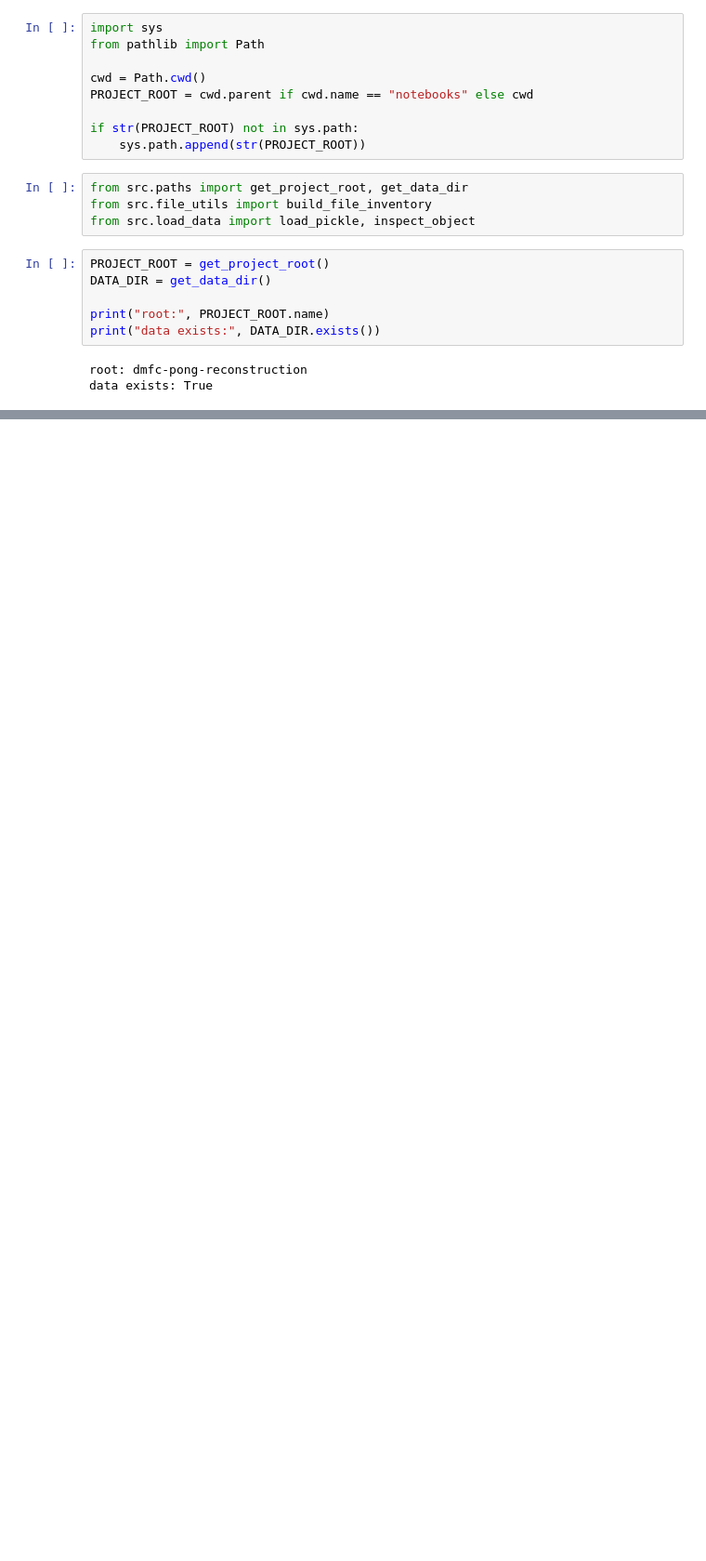
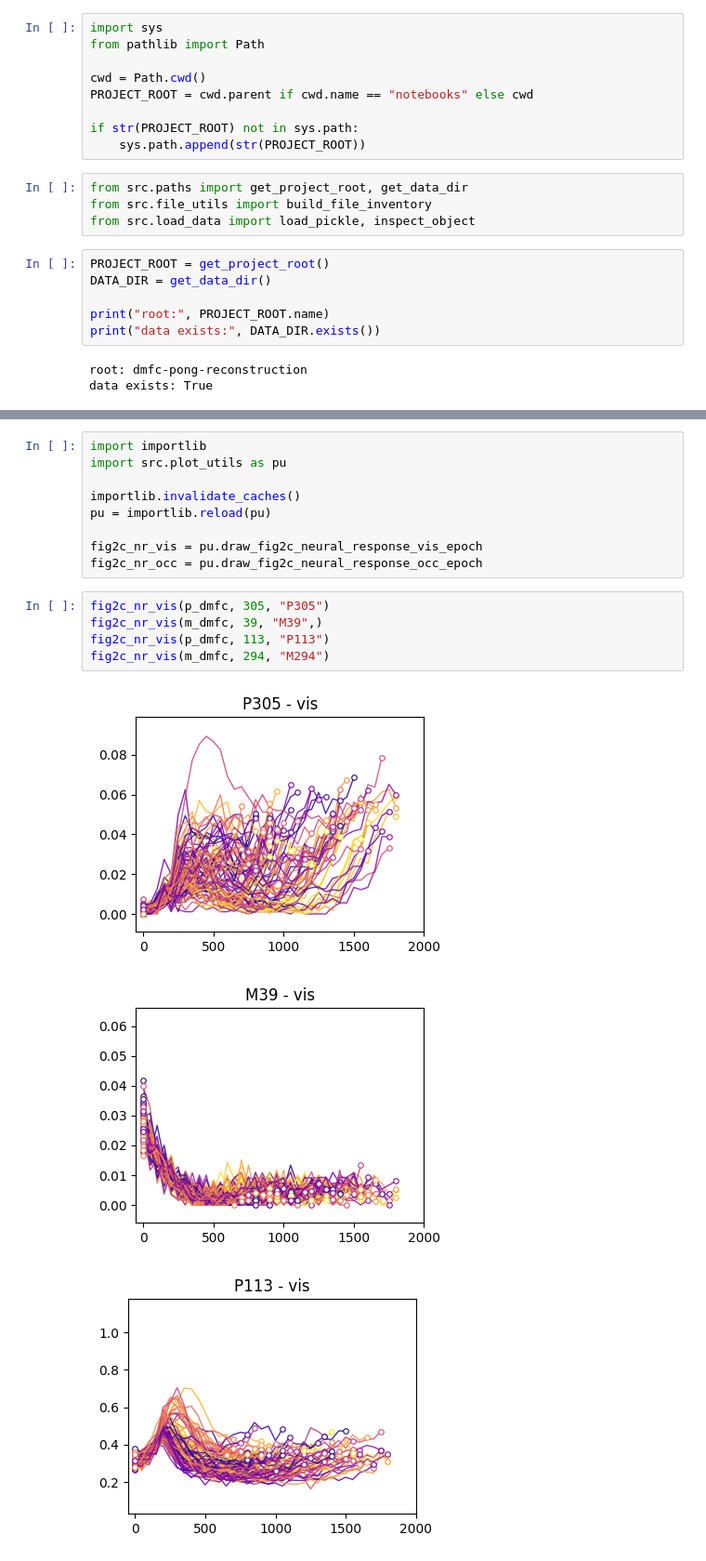
Before and after one commit to ksbong/dmfc-pong-reconstruction, a Jupyter notebook: notebooks/03_fig2c_neural_response_inspection.ipynb, the cells around one changed output, grey strips where cells are left out. Shown at 93% size. Cells and saved outputs as stored; diff of their text form; blank space fills up the shorter version.

```diff
--- a/notebooks/03_fig2c_neural_response_inspection.ipynb
+++ b/notebooks/03_fig2c_neural_response_inspection.ipynb
@@ -51,0 +347,18 @@ files_df
+# %%
+import importlib
+import src.plot_utils as pu
+
+importlib.invalidate_caches()
+pu = importlib.reload(pu)
+
+fig2c_nr_vis = pu.draw_fig2c_neural_response_vis_epoch
+fig2c_nr_occ = pu.draw_fig2c_neural_response_occ_epoch
+# %%
+fig2c_nr_vis(p_dmfc, 305, "P305")
+fig2c_nr_vis(m_dmfc, 39, "M39",)
+fig2c_nr_vis(p_dmfc, 113, "P113")
+fig2c_nr_vis(m_dmfc, 294, "M294")
+# %% [output]
+[figure, added]
+[figure, added]
+[figure, added]
```
Also changed, not shown: parts of 17 cells of this notebook, 2 other files.
